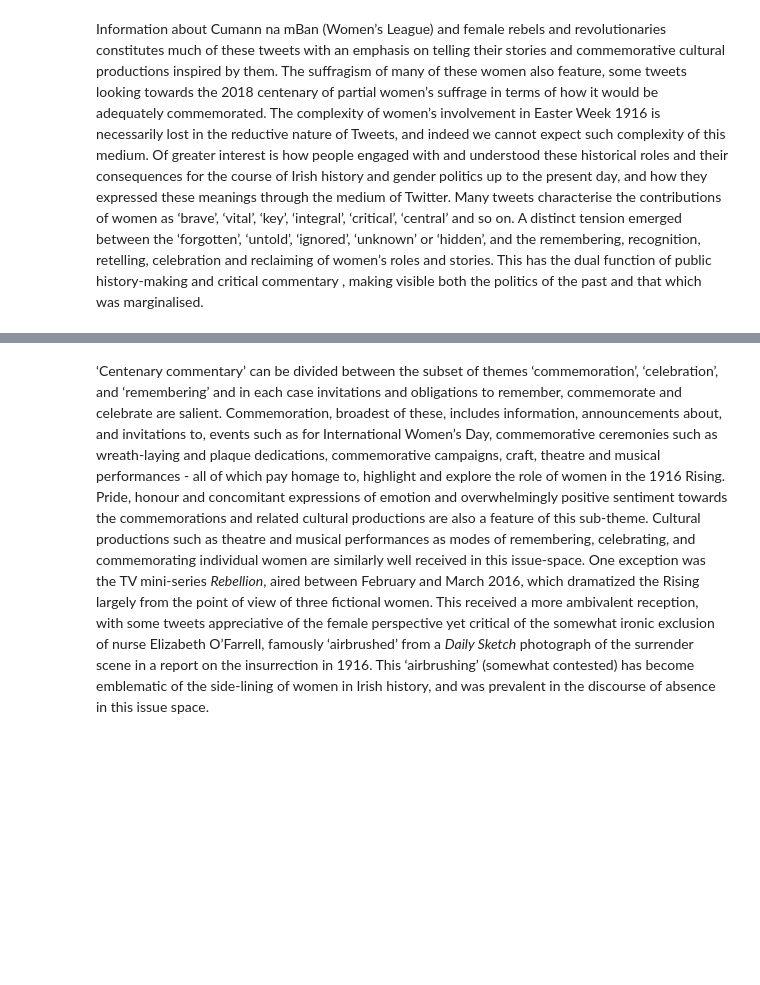
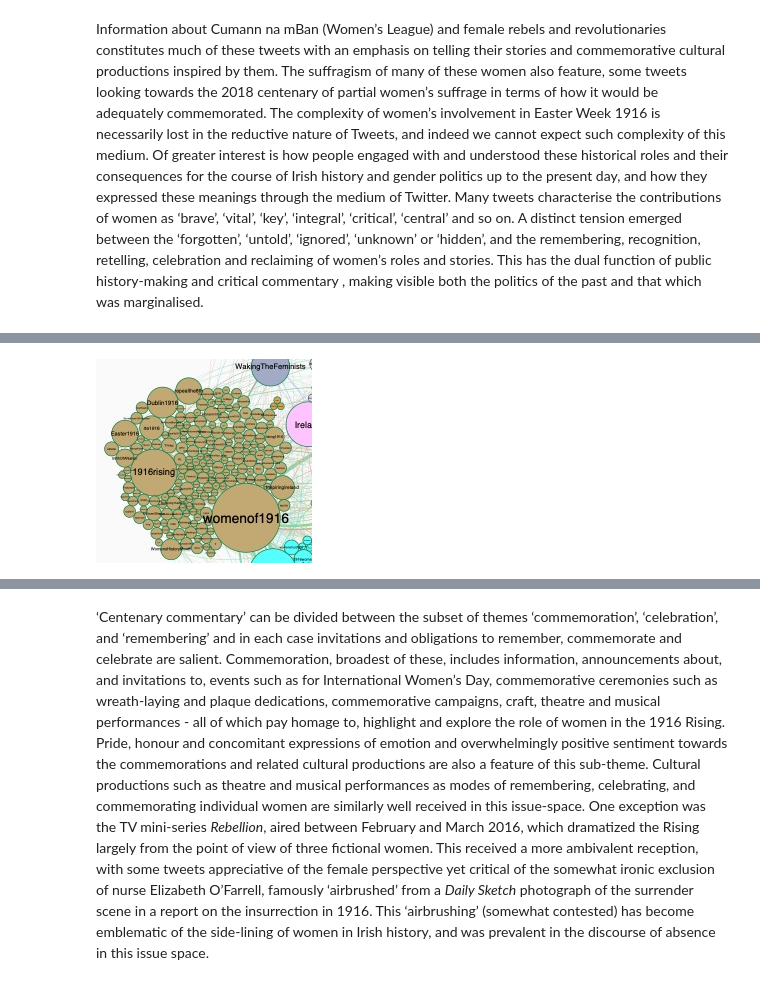
Before and after one commit to jdh-observer/jdh001-SLCj9T3MsrEk, a Jupyter notebook: jdh_twitter5_anonymised.ipynb, the cells around one changed output, grey strips where cells are left out. Cells and saved outputs as stored; diff of their text form; code cells hidden in the pictures; blank space fills up the shorter version.

```diff
--- a/jdh_twitter5_anonymised.ipynb
+++ b/jdh_twitter5_anonymised.ipynb
@@ -655,10 +655,11 @@ metadata={
         "object": {
             "type":"image",
             "source": [
-                "figure 6: Hashtag co-occurence clusters: #womenof1916. Generated in Gephi using a modularity algorithm"
+                "figure 6:Hashtag co-occurence clusters: #womenof1916. Generated in Gephi using a modularity algorithm"
             ]
         }
     }
 }
-Image(url= "media/Picture 1.jpg", metadata=metadata)
+
+display(Image("media/Picture 1.jpg"), metadata=metadata)
 # %% [output]
@@ -666,3 +666,4 @@ Image(url= "media/Picture 1.jpg", metadata=metadata)
+[figure, added]
 # %%
 from IPython.display import Image
 metadata={
```
Also changed, not shown: parts of 11 cells of this notebook.
